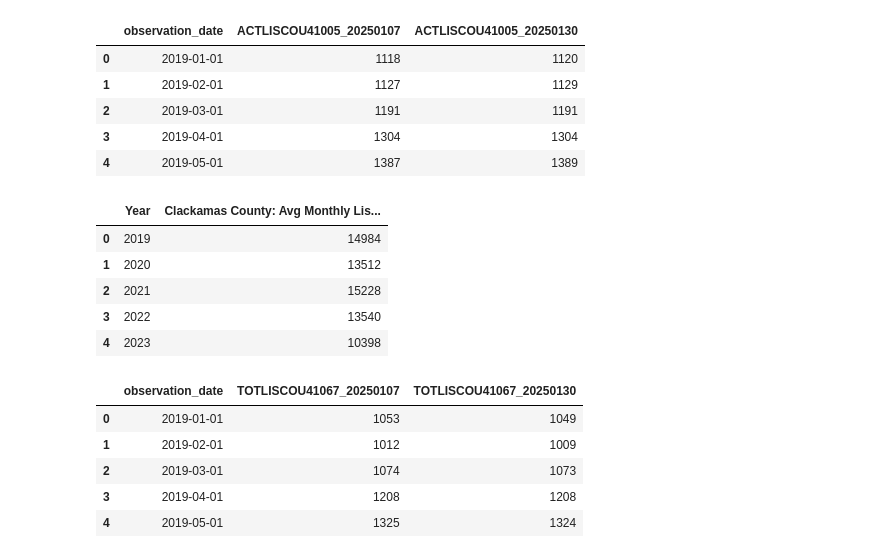
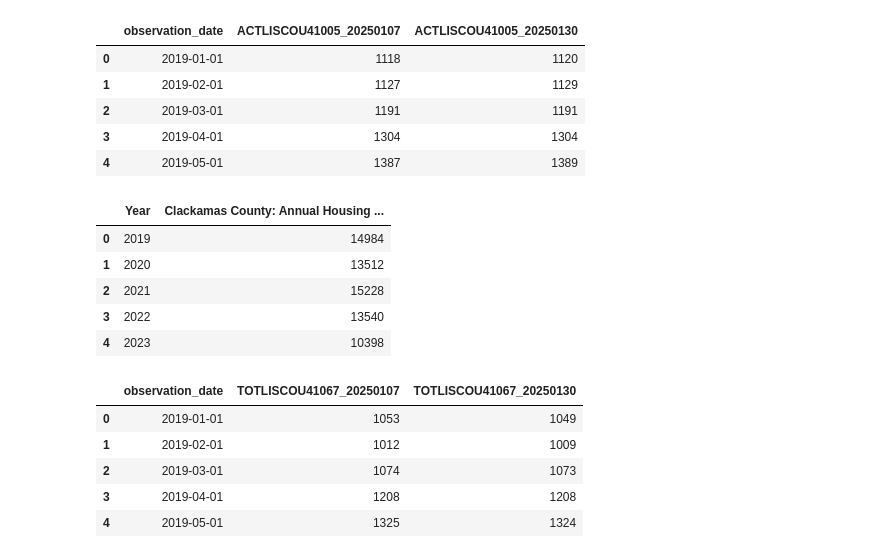
Before and after one commit to Tserrof7/Portland-Housing-Prices-Affordability-Project, a Jupyter notebook: csv_files/code_for_calc_csv.ipynb, the cells around one changed output. Saved outputs shown, nothing was run; the diff lists cells and outputs as text; code cells hidden in the pictures.

```diff
--- a/csv_files/code_for_calc_csv.ipynb
+++ b/csv_files/code_for_calc_csv.ipynb
@@ -82,19 +82,19 @@ c_county.head()
 # %%
 #create Clackamas County DF
 #convert the date
 c_county['observation_date'] = pd.to_datetime(m_county['observation_date'])
 
 #extract Year and create a new column
 c_county['Year'] = c_county['observation_date'].dt.year
 
 #group by Year and calculate the mean
 c_house_count = c_county.groupby('Year')['ACTLISCOU41005_20250107'].sum().round(0)
 
 clack_df = m_house_count.reset_index()
-clack_df.columns = ['Year', 'Clackamas County: Avg Monthly Listing']
+clack_df.columns = ['Year', 'Clackamas County: Annual Housing Supply']
 clack_df
 # %% [output]
-|  | Year | Clackamas County: Avg Monthly Lis... |
+|  | Year | Clackamas County: Annual Housing ... |
 | 0 | 2019 | 14984 |
 | 1 | 2020 | 13512 |
 | 2 | 2021 | 15228 |
```
Also changed, not shown: parts of 6 cells of this notebook, 4 other files.
